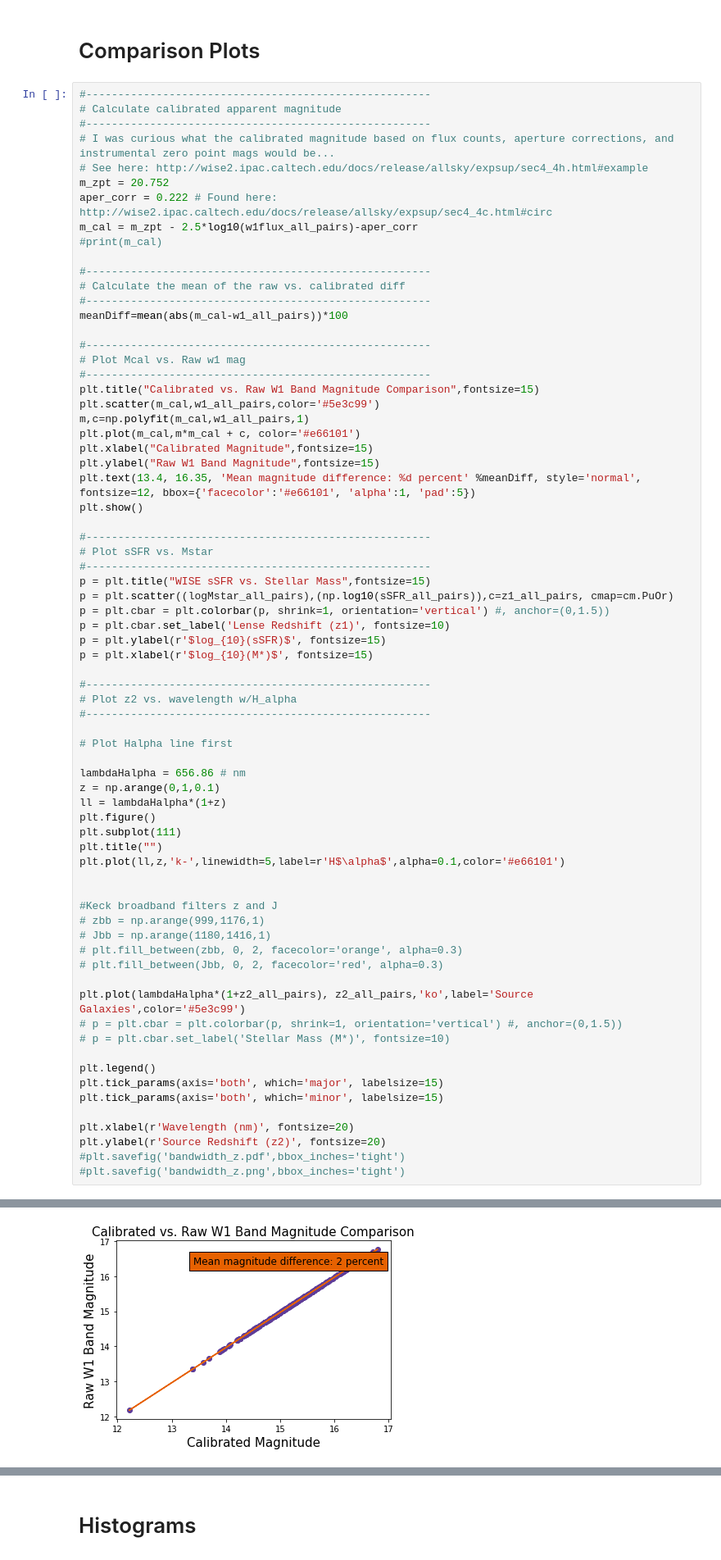
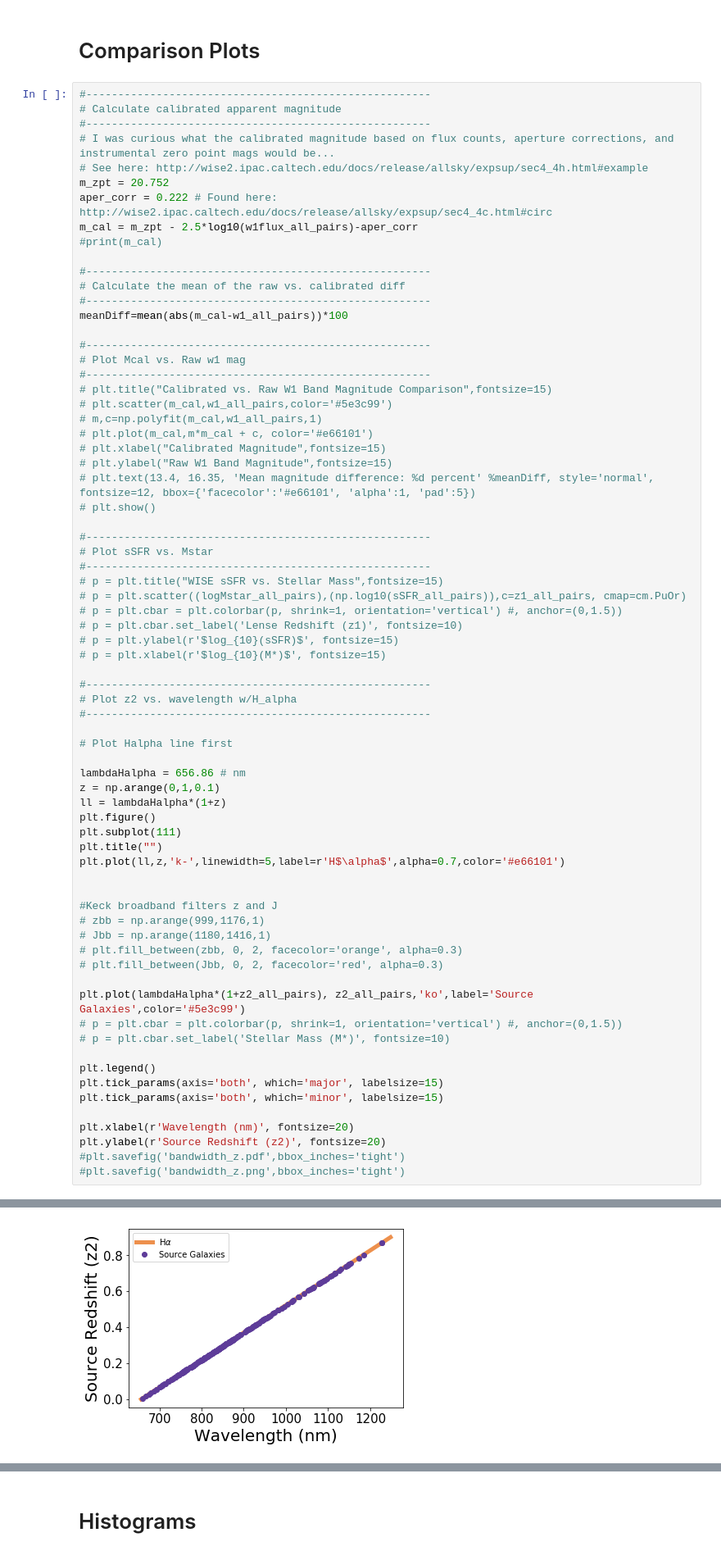
Before and after one commit to beckysteele/python_playground, a Jupyter notebook: strong_lensing_research/Research Plots (Becky).ipynb, the cells around one changed output, grey strips where cells are left out. Shown at 82% size. Cells and saved outputs as stored; diff of their text form.

Commit message:
Only showing plots relevant to today's discussion

```diff
--- a/strong_lensing_research/Research Plots (Becky).ipynb
+++ b/strong_lensing_research/Research Plots (Becky).ipynb
@@ -580,24 +576,24 @@ meanDiff=mean(abs(m_cal-w1_all_pairs))*100
 #------------------------------------------------------
 # Plot Mcal vs. Raw w1 mag
 #------------------------------------------------------
-plt.title("Calibrated vs. Raw W1 Band Magnitude Comparison",fontsize=15)
-plt.scatter(m_cal,w1_all_pairs,color='#5e3c99')
-m,c=np.polyfit(m_cal,w1_all_pairs,1)
-plt.plot(m_cal,m*m_cal + c, color='#e66101')
-plt.xlabel("Calibrated Magnitude",fontsize=15)
-plt.ylabel("Raw W1 Band Magnitude",fontsize=15)
-plt.text(13.4, 16.35, 'Mean magnitude difference: %d percent' %meanDiff, style='normal', fontsize=12, bbox={'facecolor':'#e66101', 'alpha':1, 'pad':5})
-plt.show()
+# plt.title("Calibrated vs. Raw W1 Band Magnitude Comparison",fontsize=15)
+# plt.scatter(m_cal,w1_all_pairs,color='#5e3c99')
+# m,c=np.polyfit(m_cal,w1_all_pairs,1)
+# plt.plot(m_cal,m*m_cal + c, color='#e66101')
+# plt.xlabel("Calibrated Magnitude",fontsize=15)
+# plt.ylabel("Raw W1 Band Magnitude",fontsize=15)
+# plt.text(13.4, 16.35, 'Mean magnitude difference: %d percent' %meanDiff, style='normal', fontsize=12, bbox={'facecolor':'#e66101', 'alpha':1, 'pad':5})
+# plt.show()
 
 #------------------------------------------------------
 # Plot sSFR vs. Mstar
 #------------------------------------------------------
-p = plt.title("WISE sSFR vs. Stellar Mass",fontsize=15)
-p = plt.scatter((logMstar_all_pairs),(np.log10(sSFR_all_pairs)),c=z1_all_pairs, cmap=cm.PuOr)
-p = plt.cbar = plt.colorbar(p, shrink=1, orientation='vertical') #, anchor=(0,1.5))
-p = plt.cbar.set_label('Lense Redshift (z1)', fontsize=10)
-p = plt.ylabel(r'$log_{10}(sSFR)$', fontsize=15)
-p = plt.xlabel(r'$log_{10}(M*)$', fontsize=15)
+# p = plt.title("WISE sSFR vs. Stellar Mass",fontsize=15)
+# p = plt.scatter((logMstar_all_pairs),(np.log10(sSFR_all_pairs)),c=z1_all_pairs, cmap=cm.PuOr)
+# p = plt.cbar = plt.colorbar(p, shrink=1, orientation='vertical') #, anchor=(0,1.5))
+# p = plt.cbar.set_label('Lense Redshift (z1)', fontsize=10)
+# p = plt.ylabel(r'$log_{10}(sSFR)$', fontsize=15)
+# p = plt.xlabel(r'$log_{10}(M*)$', fontsize=15)
 
 #------------------------------------------------------
 # Plot z2 vs. wavelength w/H_alpha
@@ -611,7 +607,7 @@ ll = lambdaHalpha*(1+z)
 plt.figure()
 plt.subplot(111)
 plt.title("")
-plt.plot(ll,z,'k-',linewidth=5,label=r'H$\alpha$',alpha=0.1,color='#e66101')
+plt.plot(ll,z,'k-',linewidth=5,label=r'H$\alpha$',alpha=0.7,color='#e66101')
 
 
 #Keck broadband filters z and J
@@ -636 +633 @@ plt.ylabel(r'Source Redshift (z2)', fontsize=20)
-[figure, old version]
+[figure, new version]
```
Also changed, not shown: parts of 4 cells of this notebook.
